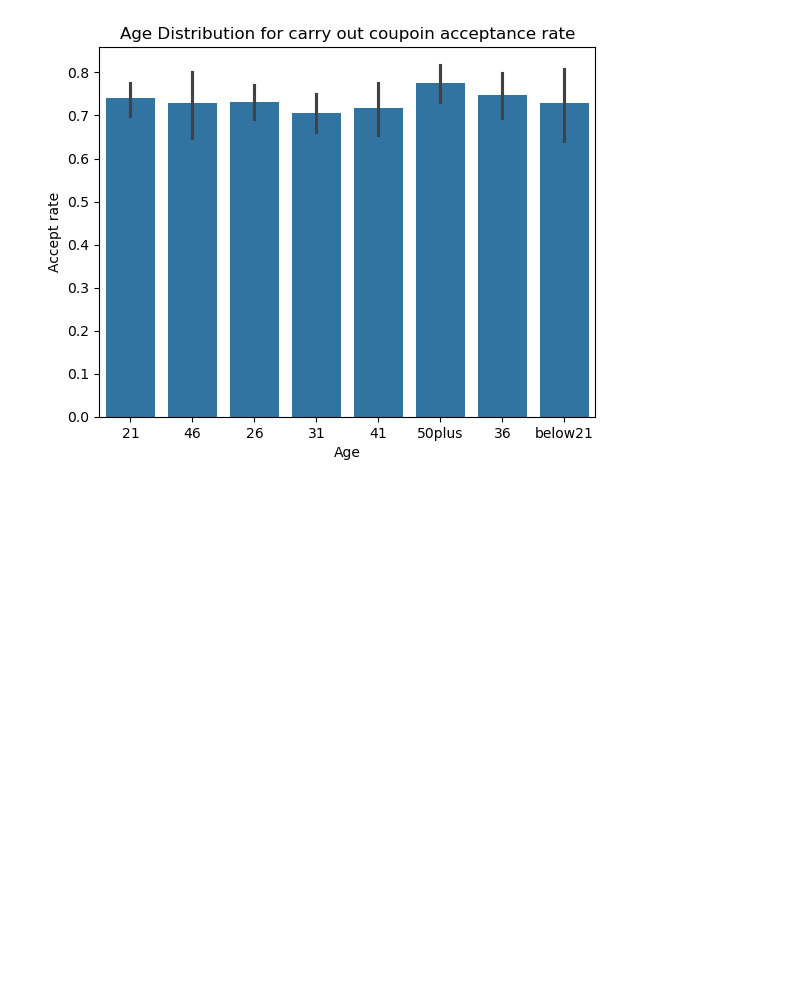
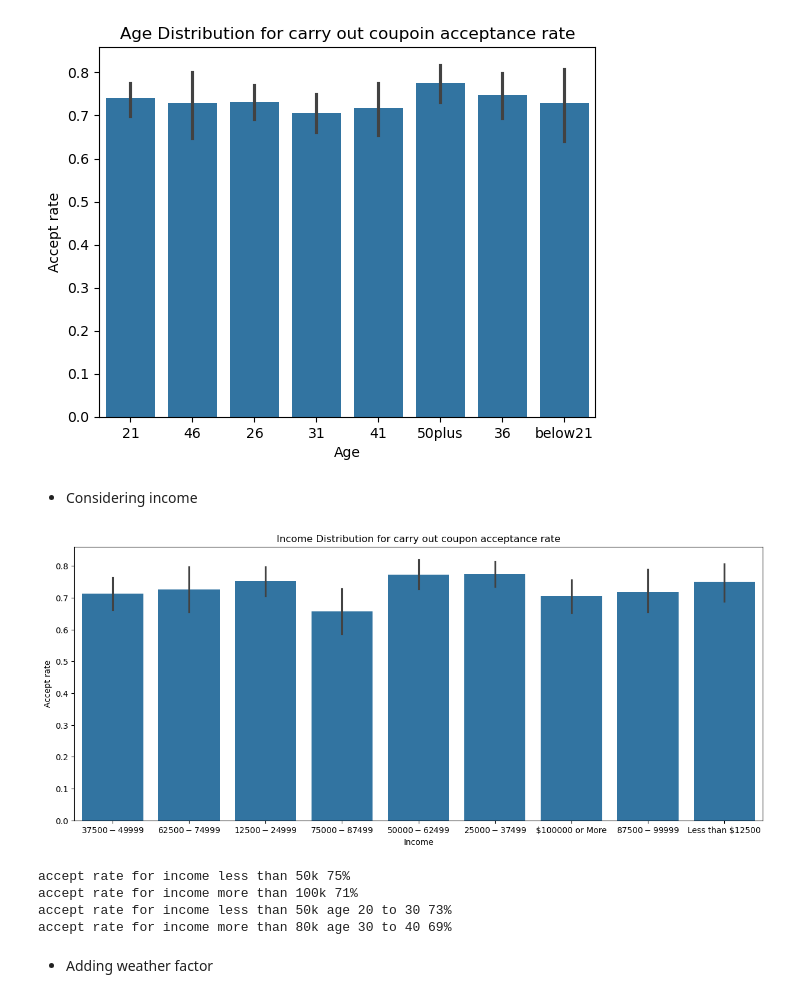
Before and after one commit to orczhu/zhu-ai-learning, a Jupyter notebook: module_1/prompt.ipynb, the cells around one changed output. Saved outputs shown, nothing was run; the diff lists cells and outputs as text; code cells hidden in the pictures; blank space fills up the shorter version.

Commit message:
Add income factor

```diff
--- a/module_1/prompt.ipynb
+++ b/module_1/prompt.ipynb
@@ -434,3 +435,34 @@ accept rate for age is less than 30 is 74%
 accept rate for age is more than 50 is 75%
 accept rate for age is more than 60 is 77%
 [figure]
+# %% [markdown]
+* Considering income
+# %%
+plt.figure(figsize=(15, 6))
+sns.barplot(x='income', y = 'Y', data=df_carry)
+plt.xlabel('Income')
+plt.ylabel('Accept rate')
+plt.title('Income Distribution for carry out coupon acceptance rate')
+plt.show()
+df_carry_income_less_than_50k = df_carry[df_carry['income'].isin(['$37500 - $49999', '$12500 - $24999', '$25000 - $37499'])]
+accept_rate_df_carry_income_less_than_50k = df_carry_income_less_than_50k['Y'].mean() * 100
+print(f'accept rate for income less than 50k {accept_rate_df_carry_income_less_than_50k:.0f}%')
+df_carry_income_more_than_100k = df_carry[df_carry['income'] == '$100000 or More']
+accept_rate_df_carry_income_more_than_100k = df_carry_income_more_than_100k['Y'].mean() * 100
+print(f'accept rate for income more than 100k {accept_rate_df_carry_income_more_than_100k:.0f}%')
+# check age between 20 to 30 income less than 50k accept rate
+df_carry_income_less_than_50k_age_20_to_30 = df_carry[(df_carry['income'].isin(['$37500 - $49999', '$12500 - $24999', '$25000 - $37499']) & (df_carry['age_numeric'] >= 20) & (df_carry['age_numeric'] <= 30))]
+accept_rate_df_carry_income_less_than_50k_age_20_to_30 = df_carry_income_less_than_50k_age_20_to_30['Y'].mean() * 100
+print(f'accept rate for income less than 50k age 20 to 30 {accept_rate_df_carry_income_less_than_50k_age_20_to_30:.0f}%')
+# Get accept rate age is btween 30 to 40 and income is 80k above
+df_carry_income_more_than_80k_age_30_to_40 = df_carry[(df_carry['income'].isin(['$100000 or More', '$87500 - $99999'])) & (df_carry['age_numeric'] >= 30) & (df_carry['age_numeric'] <= 40)]
+accept_rate_df_carry_income_more_than_80k_age_30_to_40 = df_carry_income_more_than_80k_age_30_to_40['Y'].mean() * 100
+print(f'accept rate for income more than 80k age 30 to 40 {accept_rate_df_carry_income_more_than_80k_age_30_to_40:.0f}%')
+# %% [output]
+[figure, added]
+accept rate for income less than 50k 75%
+accept rate for income more than 100k 71%
+accept rate for income less than 50k age 20 to 30 73%
+accept rate for income more than 80k age 30 to 40 69%
+# %% [markdown]
+* Adding weather factor
```
Also changed, not shown: parts of 2 cells of this notebook.
